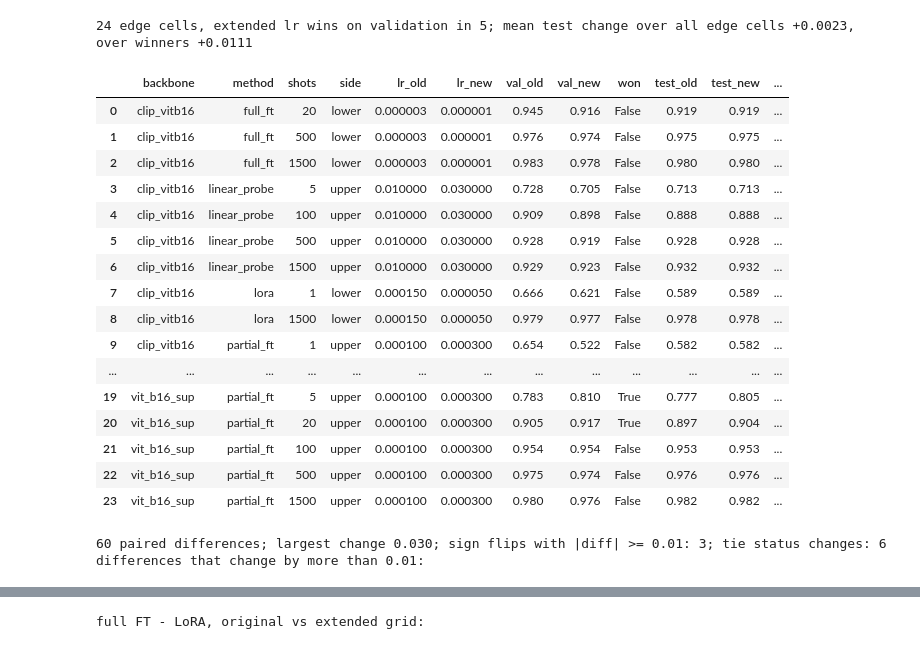
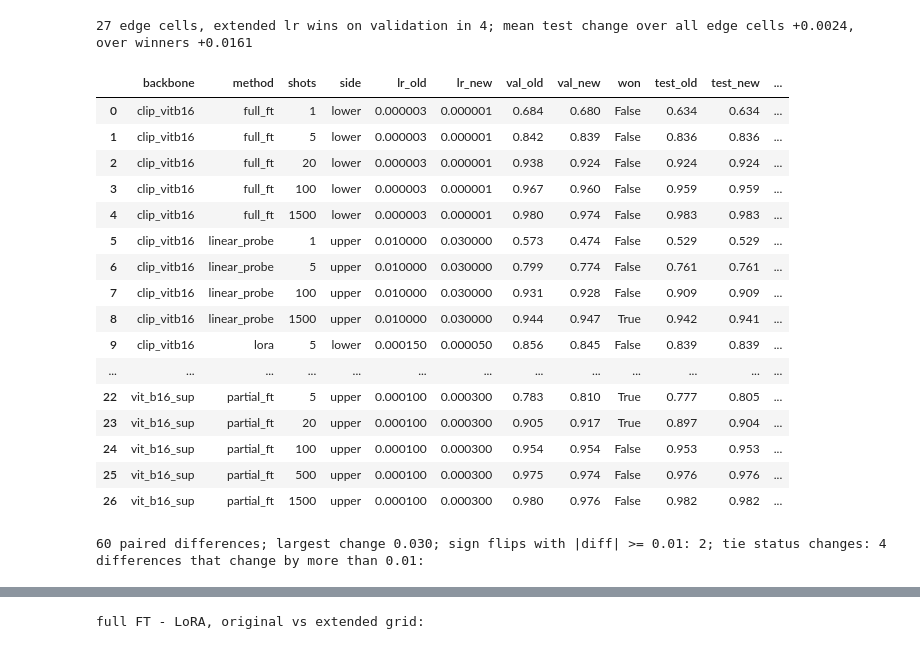
Before and after one commit to capialbino/ml4cv-low-data-finetuning, a Jupyter notebook: low_data_finetuning.ipynb, the cells around one changed output, grey strips where cells are left out. Cells and saved outputs as stored; diff of their text form; code cells hidden in the pictures.

```diff
--- a/low_data_finetuning.ipynb
+++ b/low_data_finetuning.ipynb
@@ -1117,12 +1342,12 @@ A verdict is called *robust* if the sign and the tie status (|difference| < 0.01
 # %%
 # Check 1: sensitivity of the verdicts to the learning-rate choice (EuroSAT, seed 0, existing runs only).
 sens = {}
-for bb_ in SCALE_BACKBONES:
-    s0_ = scale_rows(bb_)
+for bb_ in BACKBONES:
+    s0_ = SCALE[bb_].rows()
+    selected = best_lr(s0_, ['shots', 'method']).set_index(['shots', 'method']).test_acc  # validation-selected lr, as in the study
     s0_ = s0_[s0_.seed == 0]
     g_ = s0_.groupby(['shots', 'method'])
-    selected = s0_.loc[g_.val_acc.idxmax()].set_index(['shots', 'method']).test_acc  # validation-selected lr, as in the study
-    # grid_median was added after the first run: the mean and the worst lr are dominated by diverged runs (see the findings)
+    # grid_median is robust to the diverged runs that dominate the grid mean and the worst lr (post hoc, see the findings)
     sens[bb_] = pd.DataFrame({'selected': selected, 'grid_mean': g_.test_acc.mean(), 'grid_median': g_.test_acc.median(),
                               'grid_worst': g_.test_acc.min(), 'oracle': g_.test_acc.max()})
     # cells where several learning rates share the best validation accuracy: the choice among them is arbitrary (first in the grid)
@@ -1147,7 +1372,7 @@ print('CLIP - supervised (seed 0) by learning-rate version:')
 display(gap_h3)
 
 fig, axes = plt.subplots(1, 2, figsize=(11, 3.8), sharey=True)
-for ax, bb_ in zip(axes, SCALE_BACKBONES):
+for ax, bb_ in zip(axes, BACKBONES):
     for v in VARIANTS:
         ax.plot(gap_h2[(bb_, v)].index, gap_h2[(bb_, v)].values, marker='o', label=v)
     ax.axhline(0, color='k', lw=0.8)
@@ -1217,20 +1444,13 @@ Seed 0 of the EuroSAT scaling study, test accuracy at different versions of the
 # %%
 # Check 2: one more learning rate beyond the grid edge for every edge cell of the scaling study; separate CSVs, resumable.
-EXT_CSV = {bb: Path(f'results/scaling_eurosat_ext_{bb}.csv') for bb in SCALE_BACKBONES}
-EXT_COLS = ['method', 'shots', 'lr', 'seed', 'val_acc', 'test_acc', 'time_s']
-
-def ext_rows(bb):
-    f = EXT_CSV[bb]
-    return pd.read_csv(f) if f.exists() else pd.DataFrame(columns=EXT_COLS)
+EXT = {bb: RunLog(f'scaling_eurosat_ext_{bb}') for bb in BACKBONES}
 
 def edge_cells(bb):
     # cells whose validation-selected lr (seed 0, original grid) is the smallest or largest value of the grid:
     # (method, shots, original lr, original seed-0 validation accuracy, new lr beyond the edge)
-    s0 = scale_rows(bb)
-    s0 = s0[s0.seed == 0]
     out = []
-    for (method, shots), g in s0.groupby(['method', 'shots']):
-        best = g.loc[g.val_acc.astype(float).idxmax()]
+    for best in best_lr(SCALE[bb].rows(), ['method', 'shots']).itertuples():
+        method, shots = best.method, best.shots
         lo, hi = min(SCALE_GRID[method][1]), max(SCALE_GRID[method][1])
         if np.isclose(best.lr, hi):
             new = float(f'{hi * 3:.2g}')
@@ -1242,16 +1462,13 @@ def edge_cells(bb):
     return out
 
 def ext_find(bb, method, shots, lr, seed):
-    d = ext_rows(bb)
-    return d[(d.method == method) & (d.shots == shots) & np.isclose(d.lr.astype(float), lr) & (d.seed == seed)]
+    return EXT[bb].find(method=method, shots=shots, lr=lr, seed=seed)
 
 def ext_run(bb, method, shots, lr, seed):
-    t0 = time.time()
-    val_acc, test_acc = run_scaling(bb, method, shots, lr, seed)  # same training and evaluation code as the scaling study
-    row = dict(method=method, shots=shots, lr=lr, seed=seed, val_acc=val_acc, test_acc=test_acc, time_s=time.time() - t0)
-    pd.DataFrame([row]).to_csv(EXT_CSV[bb], mode='a', header=not EXT_CSV[bb].exists(), index=False)
+    # same training and evaluation code as the scaling study
+    EXT[bb].record(dict(method=method, shots=shots, lr=lr, seed=seed), lambda: run_scaling(bb, method, shots, lr, seed))
 
-for bb_ in SCALE_BACKBONES:
+for bb_ in BACKBONES:
     for method_, shots_, lr0_, val0_, new_ in edge_cells(bb_):
         if ext_find(bb_, method_, shots_, new_, 0).empty:
             ext_run(bb_, method_, shots_, new_, 0)
@@ -1263,7 +1480,7 @@ for bb_ in SCALE_BACKBONES:
 # %%
 # Check 2 analysis: edge cells before/after the extension, and the headline differences recomputed with the extended-grid selection.
 rows = []
-for bb_ in SCALE_BACKBONES:
+for bb_ in BACKBONES:
     for method_, shots_, lr0_, val0_, new_ in edge_cells(bb_):
         e_all = ext_find(bb_, method_, shots_, new_, 0)  # seed 0 of the extended lr
         won = bool(e_all.val_acc.iloc[0] > val0_)
@@ -1277,55 +1494,55 @@ print(f'{len(edge_tab)} edge cells, extended lr wins on validation in {int(edge_
 display(edge_tab.round({'val_old': 3, 'val_new': 3, 'test_old': 3, 'test_new': 3, 'delta': 3}))
 
 def seed_acc(bb, use_ext):
     # test accuracy by seed of every (method, shots) cell at the selected lr; with use_ext the winning extended lrs replace the original ones
     acc = {(m, k): g.set_index('seed').test_acc for (m, k), g in FIN[bb].groupby(['method', 'shots'])}
     if use_ext:
-        ext = ext_rows(bb)
+        ext = EXT[bb].rows()
         for r in edge_tab[(edge_tab.backbone == bb) & edge_tab.won].itertuples():
             e = ext[(ext.method == r.method) & (ext.shots == r.shots) & np.isclose(ext.lr.astype(float), r.lr_new)]
             acc[(r.method, r.shots)] = e.set_index('seed').test_acc
     return acc
 
 def headline(use_ext):
-    A = {bb: seed_acc(bb, use_ext) for bb in SCALE_BACKBONES}
+    A = {bb: seed_acc(bb, use_ext) for bb in BACKBONES}
     out = {}
-    for bb in SCALE_BACKBONES:
+    for bb in BACKBONES:
         for k in SCALE_SHOTS:
             for m in ('linear_probe', 'partial_ft', 'lora'):
                 out[(f'full_ft - {m}', bb, k)] = (A[bb][('full_ft', k)] - A[bb][(m, k)]).mean()
-    for m in METH:
+    for m in METHODS:
         for k in SCALE_SHOTS:
             out[(f'CLIP - sup, {m}', 'both', k)] = (A['clip_vitb16'][(m, k)] - A['vit_b16_sup'][(m, k)]).mean()
     return pd.Series(out)
 
 cmp_ext = pd.DataFrame({'original': headline(False), 'extended': headline(True)}).assign(change=lambda d: d.extended - d.original)
 flip = cmp_ext[(np.sign(cmp_ext.original) != np.sign(cmp_ext.extended)) & ((cmp_ext.original.abs() >= 0.01) | (cmp_ext.extended.abs() >= 0.01))]
 tie_change = cmp_ext[(cmp_ext.original.abs() < 0.01) != (cmp_ext.extended.abs() < 0.01)]
 print(f'{len(cmp_ext)} paired differences; largest change {cmp_ext.change.abs().max():.3f}; sign flips with |diff| >= 0.01: {len(flip)}; tie status changes: {len(tie_change)}')
 print('differences that change by more than 0.01:')
 display(cmp_ext[cmp_ext.change.abs() > 0.01].round(3))
 print('full FT - LoRA, original vs extended grid:')
 display(cmp_ext.loc['full_ft - lora'].round(3))
 # %% [output]
-24 edge cells, extended lr wins on validation in 5; mean test change over all edge cells +0.0023, over winners +0.0111
+27 edge cells, extended lr wins on validation in 4; mean test change over all edge cells +0.0024, over winners +0.0161
 |  | backbone | method | shots | side | lr_old | lr_new | val_old | val_new | won | test_old | test_new | ... |
-| 0 | clip_vitb16 | full_ft | 20 | lower | 0.000003 | 0.000001 | 0.945 | 0.916 | False | 0.919 | 0.919 | ... |
-| 1 | clip_vitb16 | full_ft | 500 | lower | 0.000003 | 0.000001 | 0.976 | 0.974 | False | 0.975 | 0.975 | ... |
-| 2 | clip_vitb16 | full_ft | 1500 | lower | 0.000003 | 0.000001 | 0.983 | 0.978 | False | 0.980 | 0.980 | ... |
-| 3 | clip_vitb16 | linear_probe | 5 | upper | 0.010000 | 0.030000 | 0.728 | 0.705 | False | 0.713 | 0.713 | ... |
-| 4 | clip_vitb16 | linear_probe | 100 | upper | 0.010000 | 0.030000 | 0.909 | 0.898 | False | 0.888 | 0.888 | ... |
-| 5 | clip_vitb16 | linear_probe | 500 | upper | 0.010000 | 0.030000 | 0.928 | 0.919 | False | 0.928 | 0.928 | ... |
-| 6 | clip_vitb16 | linear_probe | 1500 | upper | 0.010000 | 0.030000 | 0.929 | 0.923 | False | 0.932 | 0.932 | ... |
-| 7 | clip_vitb16 | lora | 1 | lower | 0.000150 | 0.000050 | 0.666 | 0.621 | False | 0.589 | 0.589 | ... |
-| 8 | clip_vitb16 | lora | 1500 | lower | 0.000150 | 0.000050 | 0.979 | 0.977 | False | 0.978 | 0.978 | ... |
-| 9 | clip_vitb16 | partial_ft | 1 | upper | 0.000100 | 0.000300 | 0.654 | 0.522 | False | 0.582 | 0.582 | ... |
+| 0 | clip_vitb16 | full_ft | 1 | lower | 0.000003 | 0.000001 | 0.684 | 0.680 | False | 0.634 | 0.634 | ... |
+| 1 | clip_vitb16 | full_ft | 5 | lower | 0.000003 | 0.000001 | 0.842 | 0.839 | False | 0.836 | 0.836 | ... |
+| 2 | clip_vitb16 | full_ft | 20 | lower | 0.000003 | 0.000001 | 0.938 | 0.924 | False | 0.924 | 0.924 | ... |
+| 3 | clip_vitb16 | full_ft | 100 | lower | 0.000003 | 0.000001 | 0.967 | 0.960 | False | 0.959 | 0.959 | ... |
+| 4 | clip_vitb16 | full_ft | 1500 | lower | 0.000003 | 0.000001 | 0.980 | 0.974 | False | 0.983 | 0.983 | ... |
+| 5 | clip_vitb16 | linear_probe | 1 | upper | 0.010000 | 0.030000 | 0.573 | 0.474 | False | 0.529 | 0.529 | ... |
+| 6 | clip_vitb16 | linear_probe | 5 | upper | 0.010000 | 0.030000 | 0.799 | 0.774 | False | 0.761 | 0.761 | ... |
+| 7 | clip_vitb16 | linear_probe | 100 | upper | 0.010000 | 0.030000 | 0.931 | 0.928 | False | 0.909 | 0.909 | ... |
+| 8 | clip_vitb16 | linear_probe | 1500 | upper | 0.010000 | 0.030000 | 0.944 | 0.947 | True | 0.942 | 0.941 | ... |
+| 9 | clip_vitb16 | lora | 5 | lower | 0.000150 | 0.000050 | 0.856 | 0.845 | False | 0.839 | 0.839 | ... |
 | ... | ... | ... | ... | ... | ... | ... | ... | ... | ... | ... | ... | ... |
-| 19 | vit_b16_sup | partial_ft | 5 | upper | 0.000100 | 0.000300 | 0.783 | 0.810 | True | 0.777 | 0.805 | ... |
-| 20 | vit_b16_sup | partial_ft | 20 | upper | 0.000100 | 0.000300 | 0.905 | 0.917 | True | 0.897 | 0.904 | ... |
-| 21 | vit_b16_sup | partial_ft | 100 | upper | 0.000100 | 0.000300 | 0.954 | 0.954 | False | 0.953 | 0.953 | ... |
-| 22 | vit_b16_sup | partial_ft | 500 | upper | 0.000100 | 0.000300 | 0.975 | 0.974 | False | 0.976 | 0.976 | ... |
-| 23 | vit_b16_sup | partial_ft | 1500 | upper | 0.000100 | 0.000300 | 0.980 | 0.976 | False | 0.982 | 0.982 | ... |
+| 22 | vit_b16_sup | partial_ft | 5 | upper | 0.000100 | 0.000300 | 0.783 | 0.810 | True | 0.777 | 0.805 | ... |
+| 23 | vit_b16_sup | partial_ft | 20 | upper | 0.000100 | 0.000300 | 0.905 | 0.917 | True | 0.897 | 0.904 | ... |
+| 24 | vit_b16_sup | partial_ft | 100 | upper | 0.000100 | 0.000300 | 0.954 | 0.954 | False | 0.953 | 0.953 | ... |
+| 25 | vit_b16_sup | partial_ft | 500 | upper | 0.000100 | 0.000300 | 0.975 | 0.974 | False | 0.976 | 0.976 | ... |
+| 26 | vit_b16_sup | partial_ft | 1500 | upper | 0.000100 | 0.000300 | 0.980 | 0.976 | False | 0.982 | 0.982 | ... |
-60 paired differences; largest change 0.030; sign flips with |diff| >= 0.01: 3; tie status changes: 6
+60 paired differences; largest change 0.030; sign flips with |diff| >= 0.01: 2; tie status changes: 4
 differences that change by more than 0.01:
 |  |  |  | original | extended | change |
 | full_ft - partial_ft | vit_b16_sup | 1 | 0.029 | -0.001 | -0.030 |
```
Also changed, not shown: parts of 70 cells of this notebook, 11 other files.
